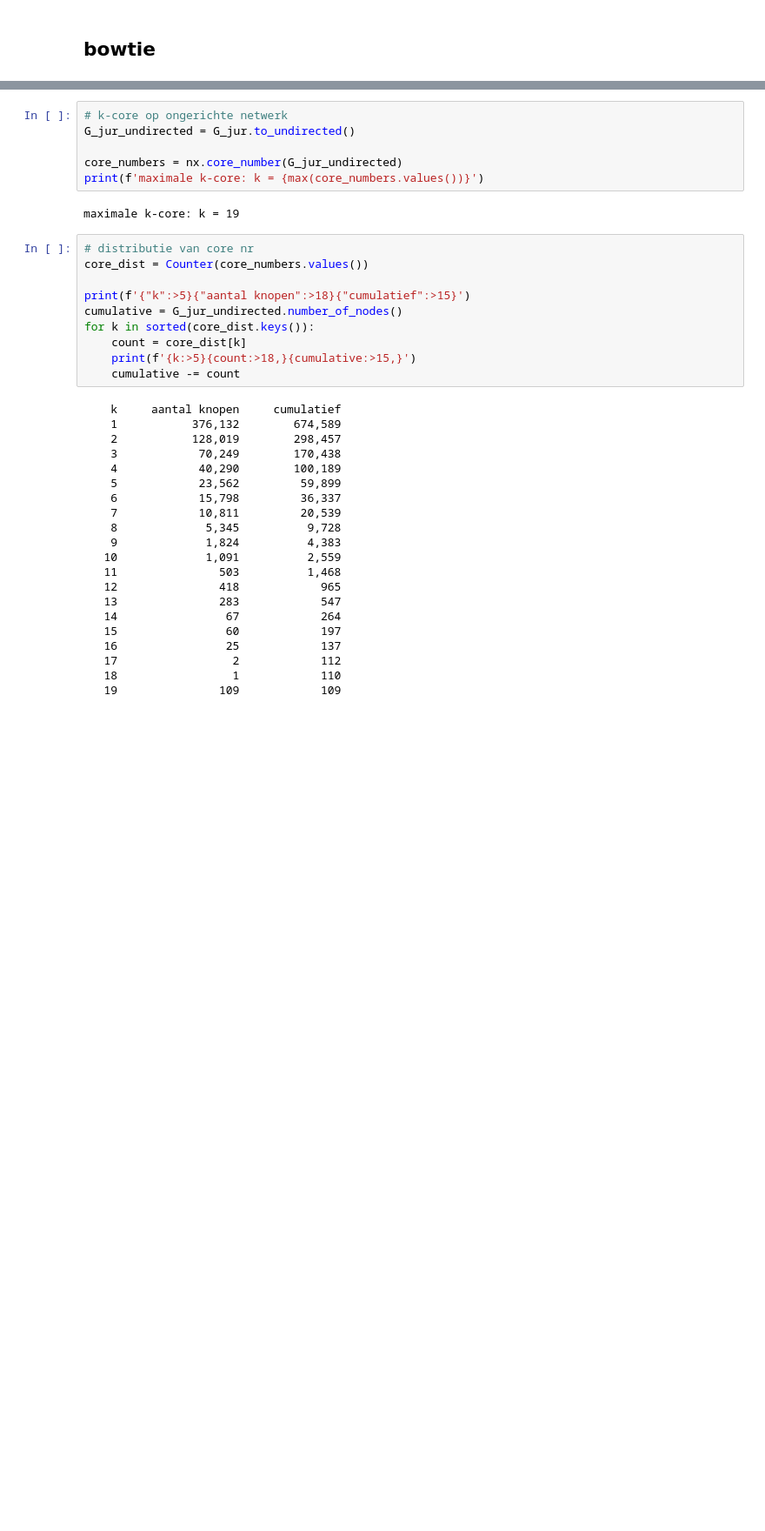
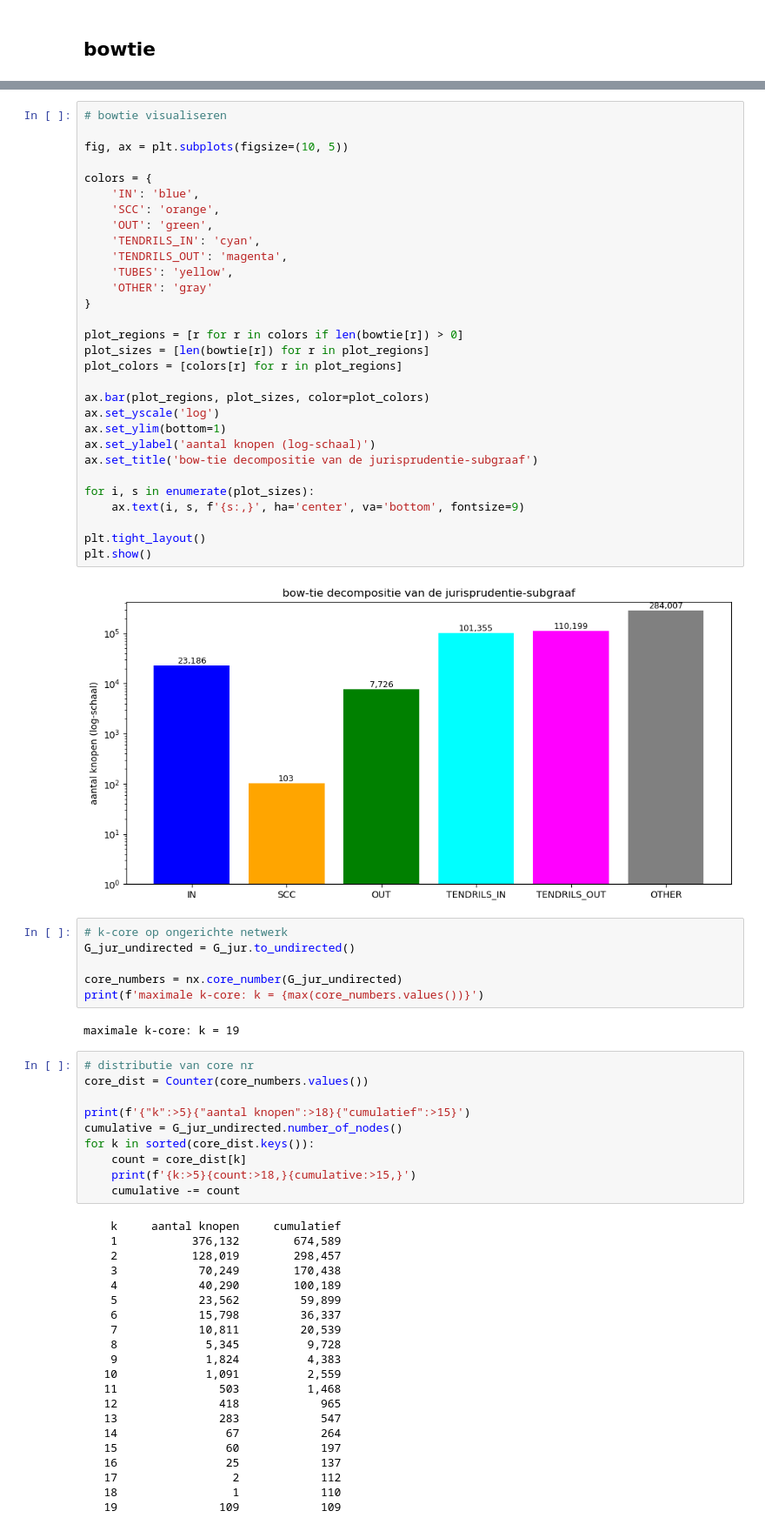
Before and after one commit to vinwiegman/thesis-project, a Jupyter notebook: notebooks/1- eigen_onderzoek.ipynb, the cells around one changed output, grey strips where cells are left out. Shown at 87% size. Drawn from its saved outputs; the diff is of its cells as text; blank space fills up the shorter version.

```diff
--- a/notebooks/1- eigen_onderzoek.ipynb
+++ b/notebooks/1- eigen_onderzoek.ipynb
@@ -161,3 +258,35 @@ def bowtie_decomposition(G):
+# %%
+# bowtie visualiseren
+
+fig, ax = plt.subplots(figsize=(10, 5))
+
+colors = {
+    'IN': 'blue',
+    'SCC': 'orange',
+    'OUT': 'green',
+    'TENDRILS_IN': 'cyan',
+    'TENDRILS_OUT': 'magenta',
+    'TUBES': 'yellow',
+    'OTHER': 'gray'
+}
+
+plot_regions = [r for r in colors if len(bowtie[r]) > 0]
+plot_sizes = [len(bowtie[r]) for r in plot_regions]
+plot_colors = [colors[r] for r in plot_regions]
+
+ax.bar(plot_regions, plot_sizes, color=plot_colors)
+ax.set_yscale('log')
+ax.set_ylim(bottom=1)
+ax.set_ylabel('aantal knopen (log-schaal)')
+ax.set_title('bow-tie decompositie van de jurisprudentie-subgraaf')
+
+for i, s in enumerate(plot_sizes):
+    ax.text(i, s, f'{s:,}', ha='center', va='bottom', fontsize=9)
+
+plt.tight_layout()
+plt.show()
+# %% [output]
+[figure, added]
 # %%
 # k-core op ongerichte netwerk
 G_jur_undirected = G_jur.to_undirected()
```
Also changed, not shown: parts of 41 cells of this notebook.
